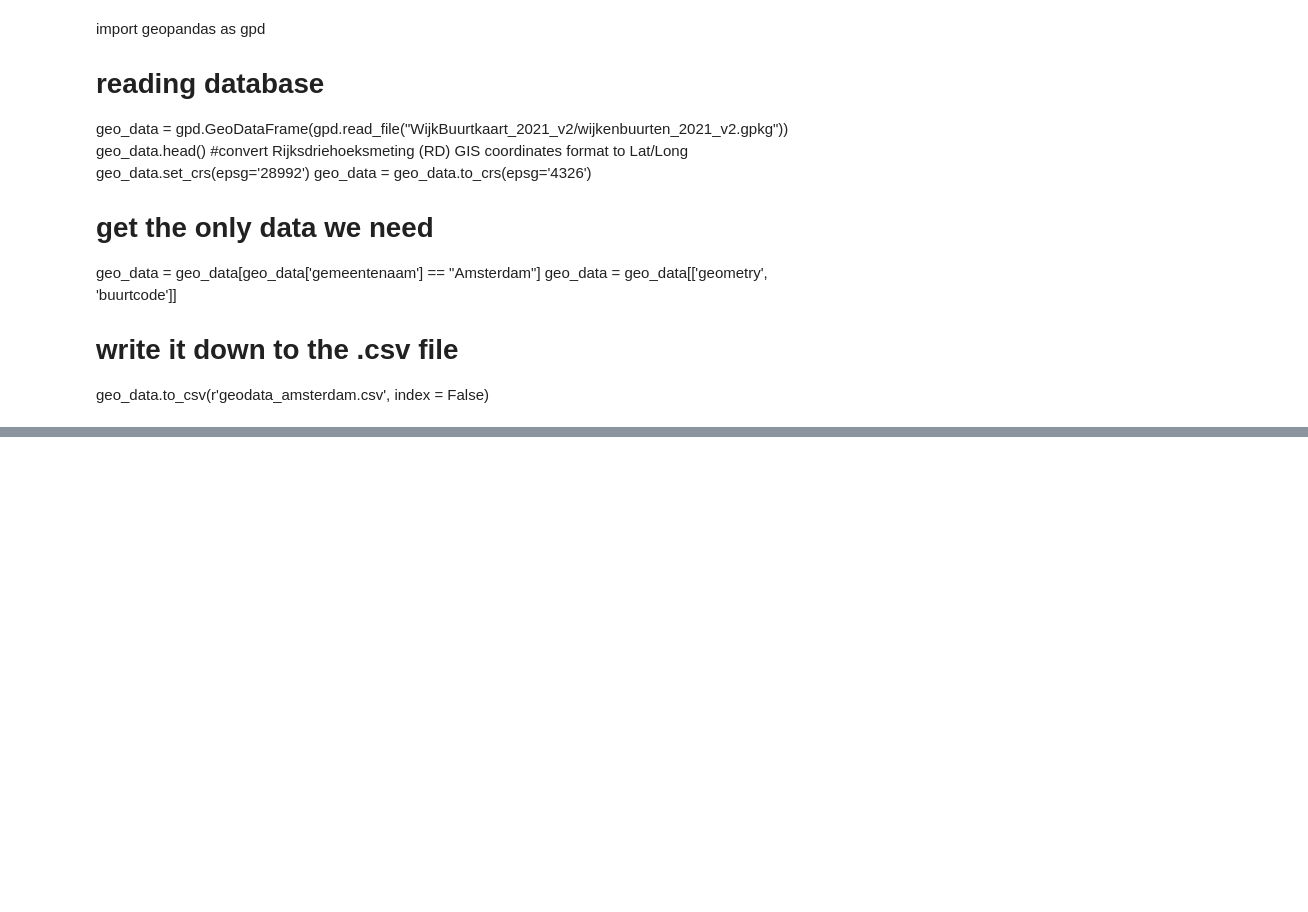
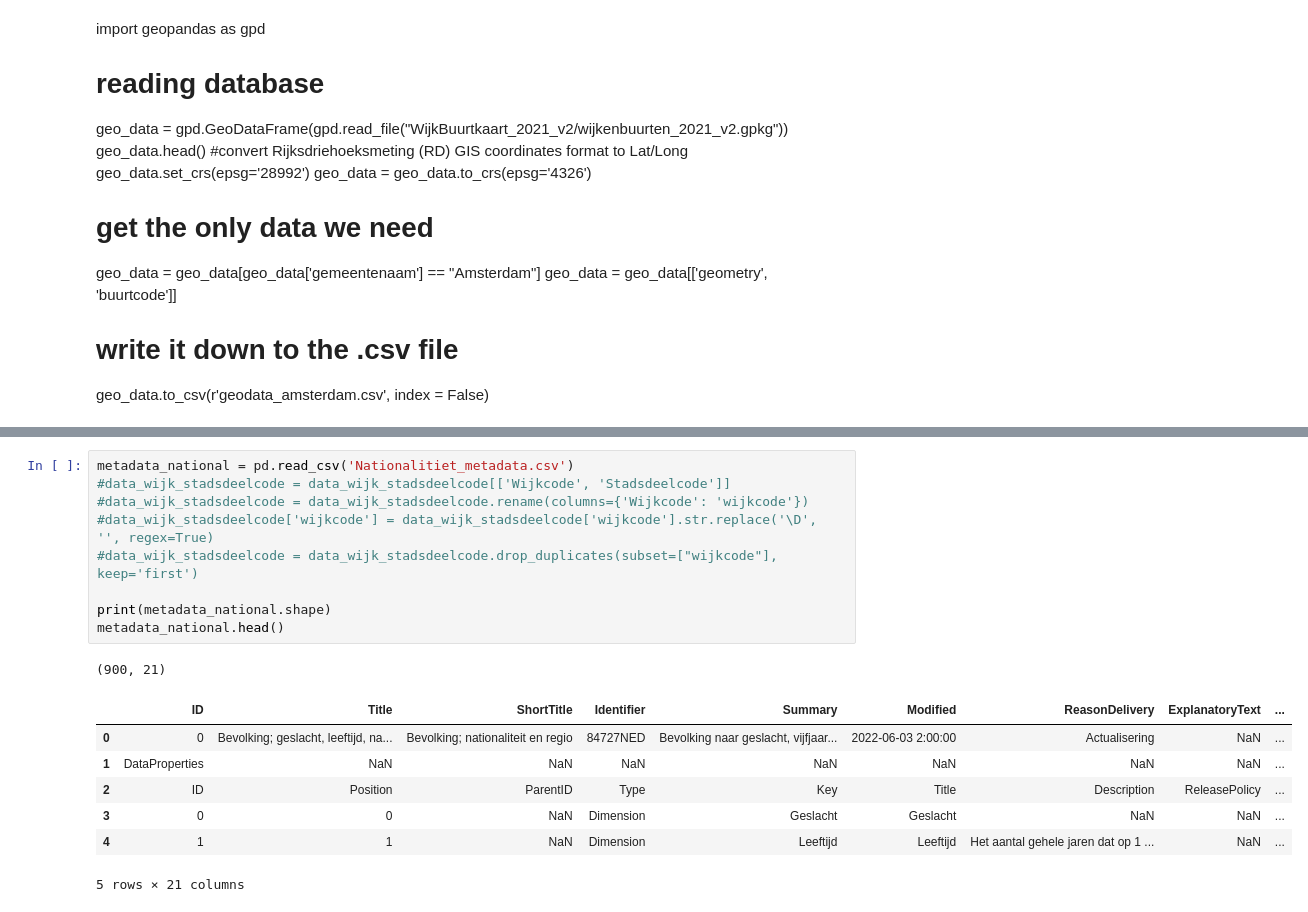
Before and after one commit to datascientist211/data_analytics, a Jupyter notebook: Nederland/Amsterdam/collecting_dataset.ipynb, the cells around one changed output, grey strips where cells are left out. Cells and saved outputs as stored; diff of their text form; blank space fills up the shorter version.

```diff
--- a/Nederland/Amsterdam/collecting_dataset.ipynb
+++ b/Nederland/Amsterdam/collecting_dataset.ipynb
@@ -208,0 +225,18 @@ NameError: name 'geo_data' is not defined
+# %%
+metadata_national = pd.read_csv('Nationalitiet_metadata.csv')
+#data_wijk_stadsdeelcode = data_wijk_stadsdeelcode[['Wijkcode', 'Stadsdeelcode']]
+#data_wijk_stadsdeelcode = data_wijk_stadsdeelcode.rename(columns={'Wijkcode': 'wijkcode'})
+#data_wijk_stadsdeelcode['wijkcode'] = data_wijk_stadsdeelcode['wijkcode'].str.replace('\D', '', regex=True)
+#data_wijk_stadsdeelcode = data_wijk_stadsdeelcode.drop_duplicates(subset=["wijkcode"], keep='first')
+
+print(metadata_national.shape)
+metadata_national.head()
+# %% [output]
+(900, 21)
+|  | ID | Title | ShortTitle | Identifier | Summary | Modified | ReasonDelivery | ExplanatoryText | ... |
+| 0 | 0 | Bevolking; geslacht, leeftijd, na... | Bevolking; nationaliteit en regio | 84727NED | Bevolking naar geslacht, vijfjaar... | 2022-06-03 2:00:00 | Actualisering | NaN | ... |
+| 1 | DataProperties | NaN | NaN | NaN | NaN | NaN | NaN | NaN | ... |
+| 2 | ID | Position | ParentID | Type | Key | Title | Description | ReleasePolicy | ... |
+| 3 | 0 | 0 | NaN | Dimension | Geslacht | Geslacht | NaN | NaN | ... |
+| 4 | 1 | 1 | NaN | Dimension | Leeftijd | Leeftijd | Het aantal gehele jaren dat op 1 ... | NaN | ... |
+5 rows × 21 columns
```
Also changed, not shown: parts of 7 cells of this notebook, 4 other files.
